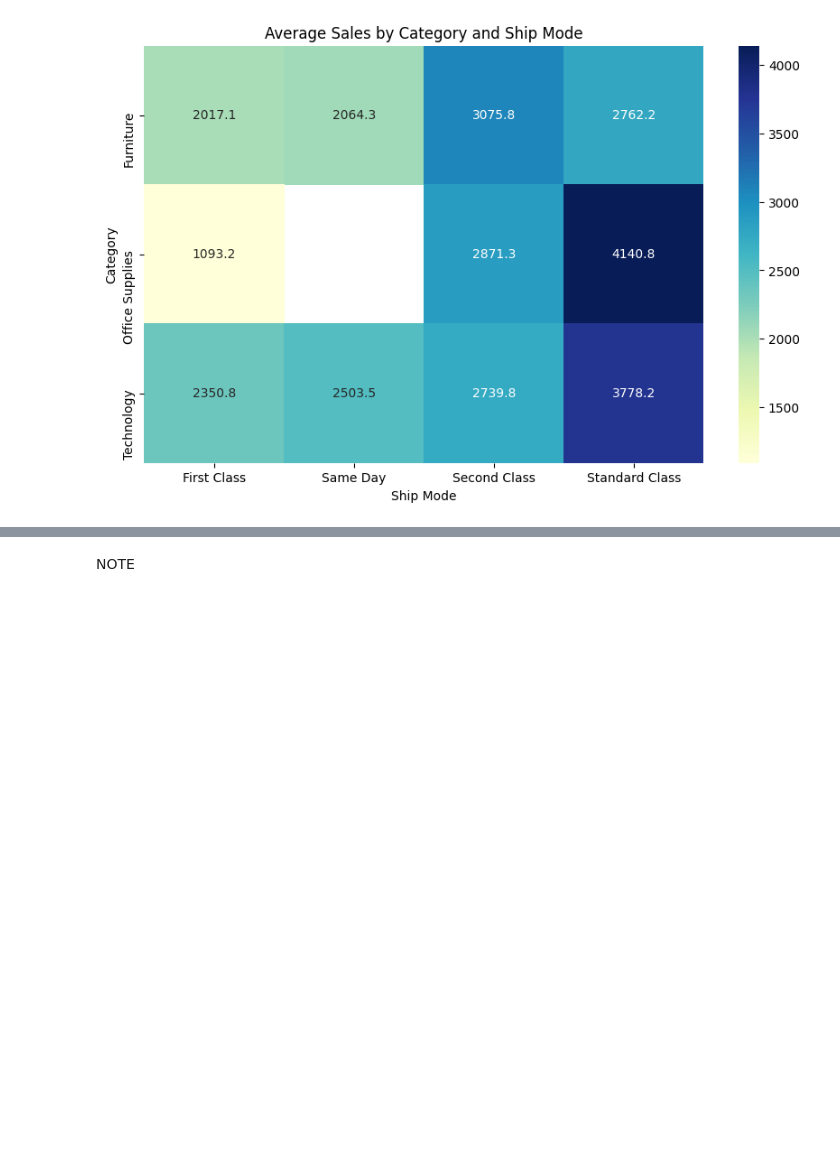
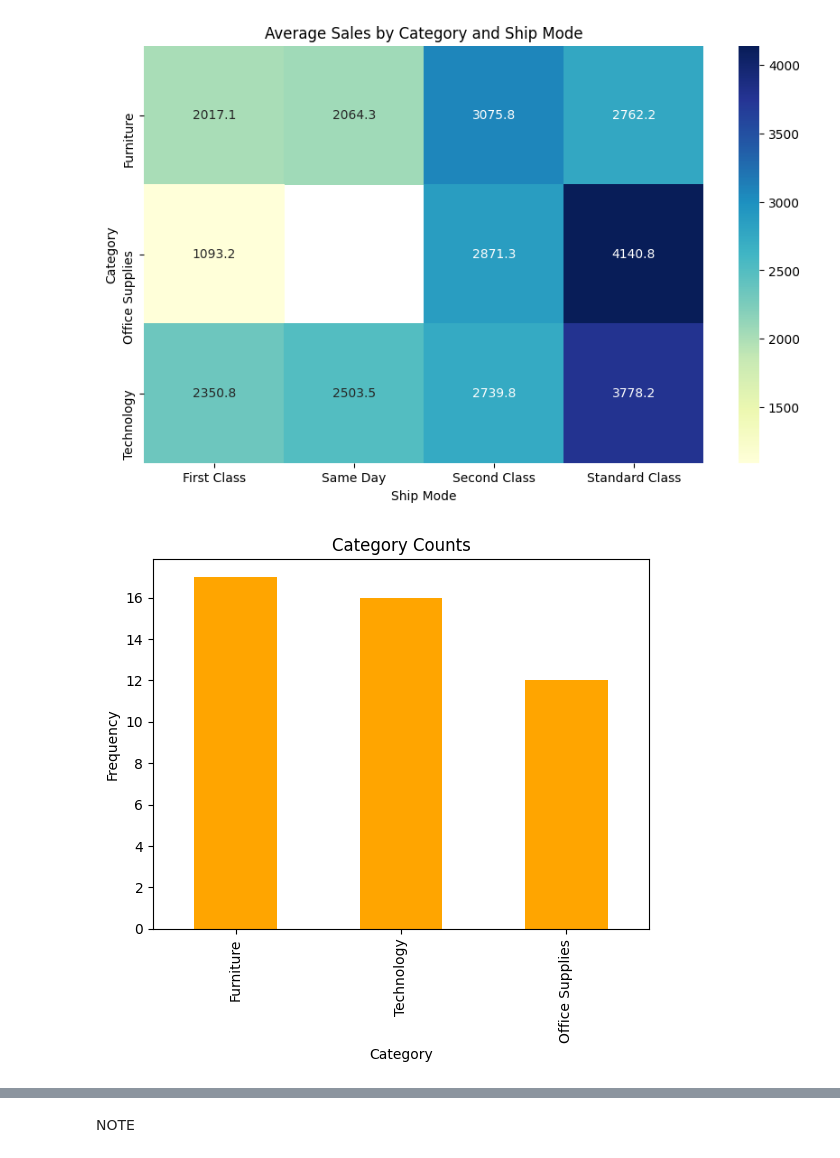
Before and after one commit to AbdullahTaweel/Global_Superstore_Hackathon1, a Jupyter notebook: jupyter_notebooks/global_superstore.ipynb, the cells around one changed output, grey strips where cells are left out. Drawn from its saved outputs; the diff is of its cells as text; code cells hidden in the pictures; blank space fills up the shorter version.

```diff
--- a/jupyter_notebooks/global_superstore.ipynb
+++ b/jupyter_notebooks/global_superstore.ipynb
@@ -319,3 +402,14 @@ plt.title('Average Sales by Category and Ship Mode')
 plt.show()
 # %% [output]
 [figure]
+# %%
+# Bar chart for Category counts
+category_counts = global_store_df['Category'].value_counts()
+
+category_counts.plot(kind='bar', color='orange')
+plt.title('Category Counts')
+plt.xlabel('Category')
+plt.ylabel('Frequency')
+plt.show()
+# %% [output]
+[figure, added]
```
Also changed, not shown: parts of 16 cells of this notebook.
